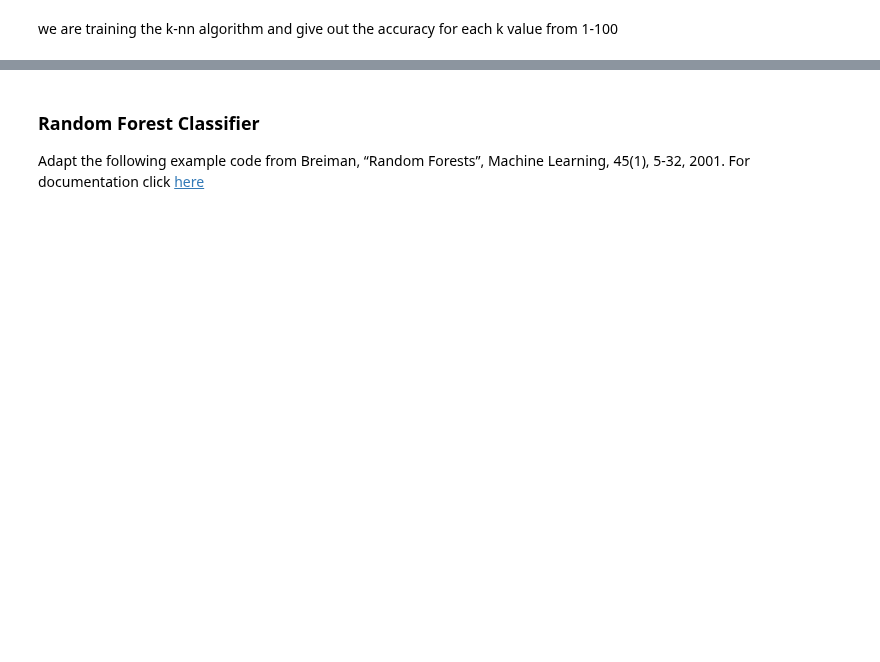
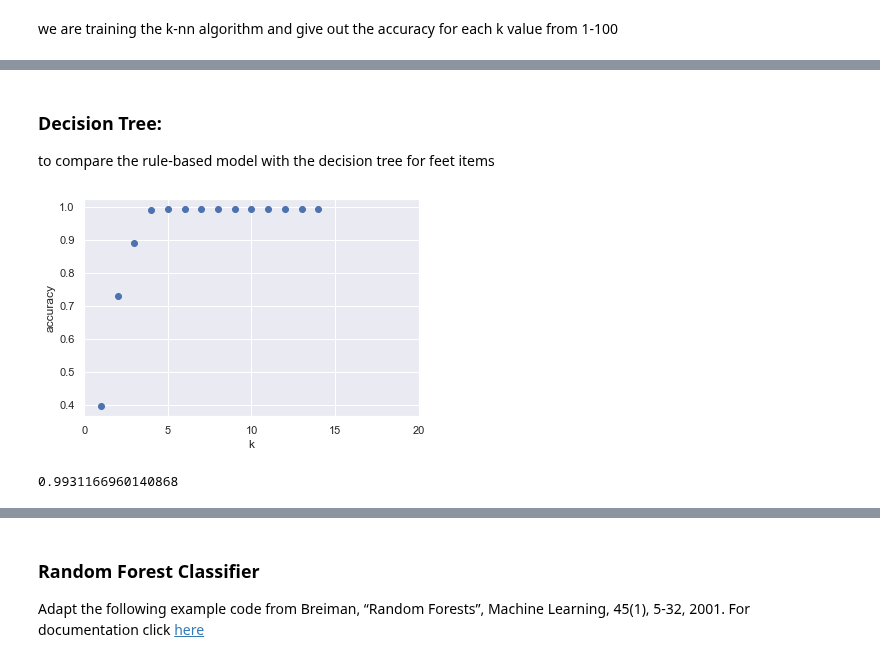
Before and after one commit to TechLabs-Berlin/wt21-commfy, a Jupyter notebook: multiclass_classification_feet.ipynb, the cells around one changed output, grey strips where cells are left out. Drawn from its saved outputs; the diff is of its cells as text; code cells hidden in the pictures; blank space fills up the shorter version.

```diff
--- a/multiclass_classification_feet.ipynb
+++ b/multiclass_classification_feet.ipynb
@@ -263,0 +274,24 @@ plt.xticks([0,5,10,15,20,25,30,35,40,45,50]);
+# %% [markdown]
+### Decision Tree:
+to compare the rule-based model with the decision tree for feet items
+# %%
+i_range = range(1,15)
+scores= []
+
+for i in i_range:
+    dec_tree_clf = DecisionTreeClassifier(max_depth = i).fit(X_train, y_train)
+    scores.append(dec_tree_clf.score(X_test, y_test))
+
+plt.figure()
+plt.xlabel('k')
+plt.ylabel('accuracy')
+plt.scatter(i_range, scores)
+plt.xticks([0,5,10,15,20]);
+# %% [output]
+[figure, added]
+# %%
+dec_tree_clf = DecisionTreeClassifier(max_depth = 5)
+dec_tree_clf.fit(X_train, y_train)
+dec_tree_clf.score(X_test, y_test)
+# %% [output]
+0.9931166960140868
```
Also changed, not shown: parts of 19 cells of this notebook.
